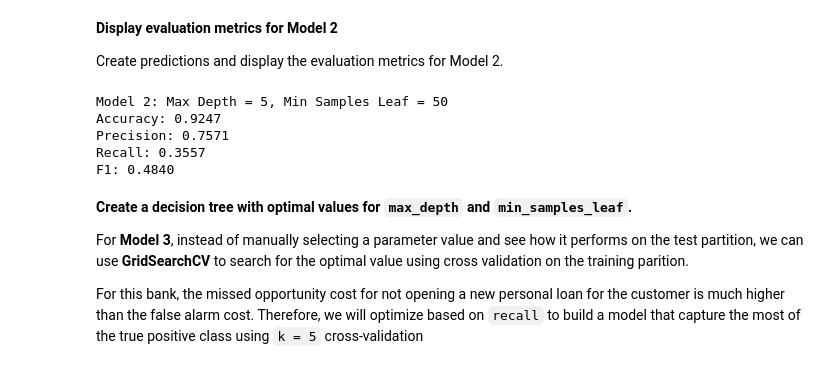
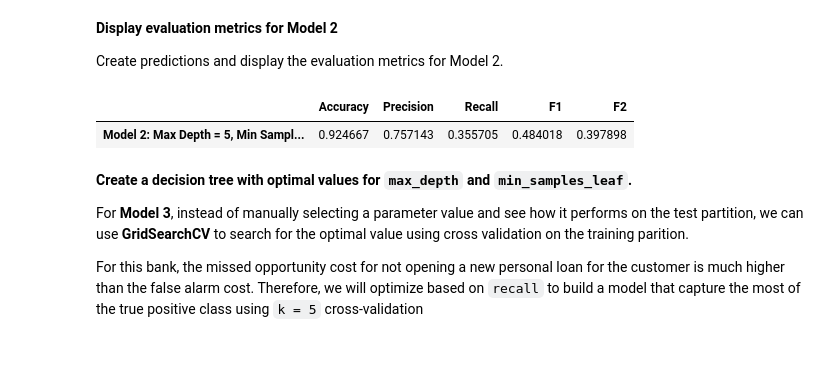
Before and after one commit to dcyoung23/msba511, a Jupyter notebook: docs/resources/tutorials/06_evaluating_classifiers_tutorial.ipynb, the cells around one changed output. Cells and saved outputs as stored; diff of their text form; code cells hidden in the pictures.

```diff
--- a/docs/resources/tutorials/06_evaluating_classifiers_tutorial.ipynb
+++ b/docs/resources/tutorials/06_evaluating_classifiers_tutorial.ipynb
@@ -197,13 +195,11 @@ Create predictions and display the evaluation metrics for Model 2.
 # %%
 pred2 = dt2.predict(X_test)
 
-dt2_metrics = evaluate_model(y_test, pred2, title2)
+dt2_metrics = evaluate_model(y_test, pred2, beta=2, model_name=title2)
+dt2_metrics
 # %% [output]
-Model 2: Max Depth = 5, Min Samples Leaf = 50
-Accuracy: 0.9247
-Precision: 0.7571
-Recall: 0.3557
-F1: 0.4840
+|  | Accuracy | Precision | Recall | F1 | F2 |
+| Model 2: Max Depth = 5, Min Sampl... | 0.924667 | 0.757143 | 0.355705 | 0.484018 | 0.397898 |
 # %% [markdown]
 **Create a decision tree with optimal values for `max_depth` and `min_samples_leaf`.**
 
```
Also changed, not shown: parts of 3 cells of this notebook, 16 other files.
